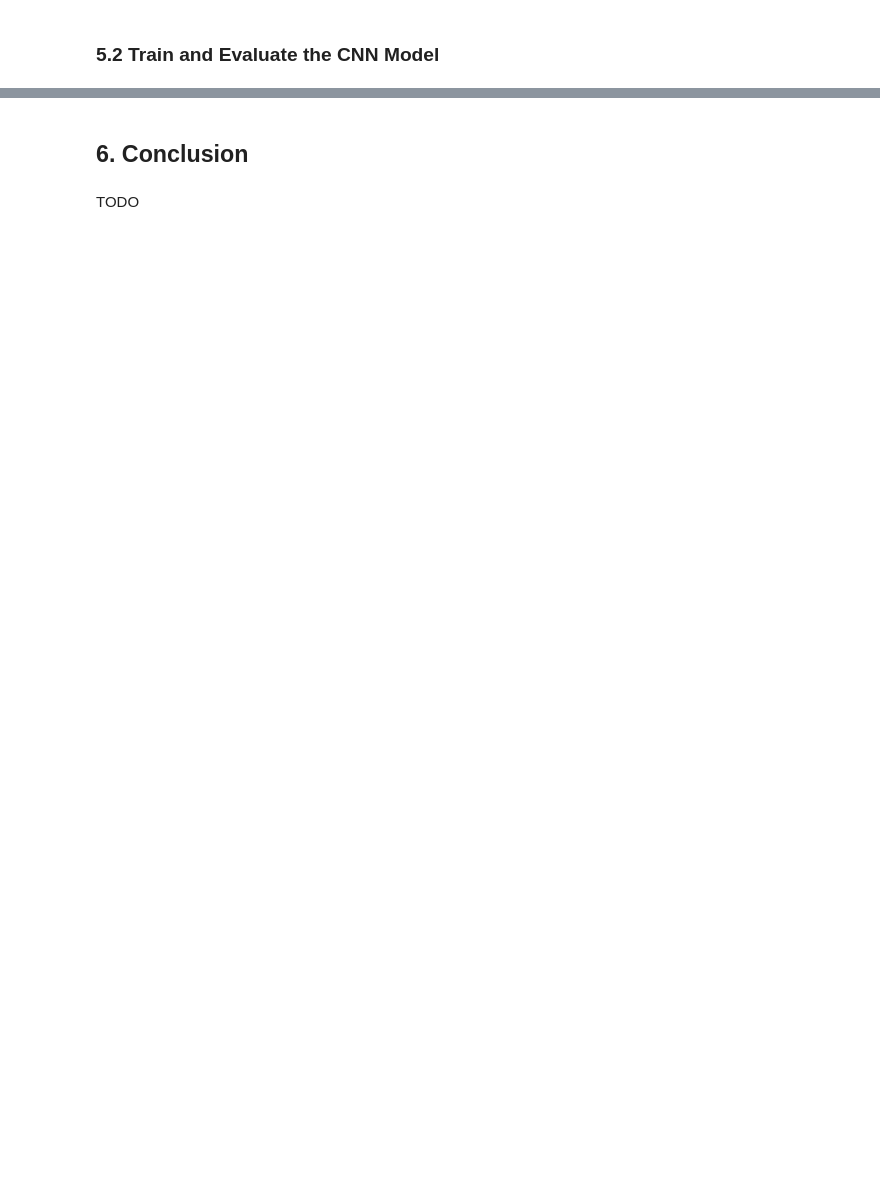
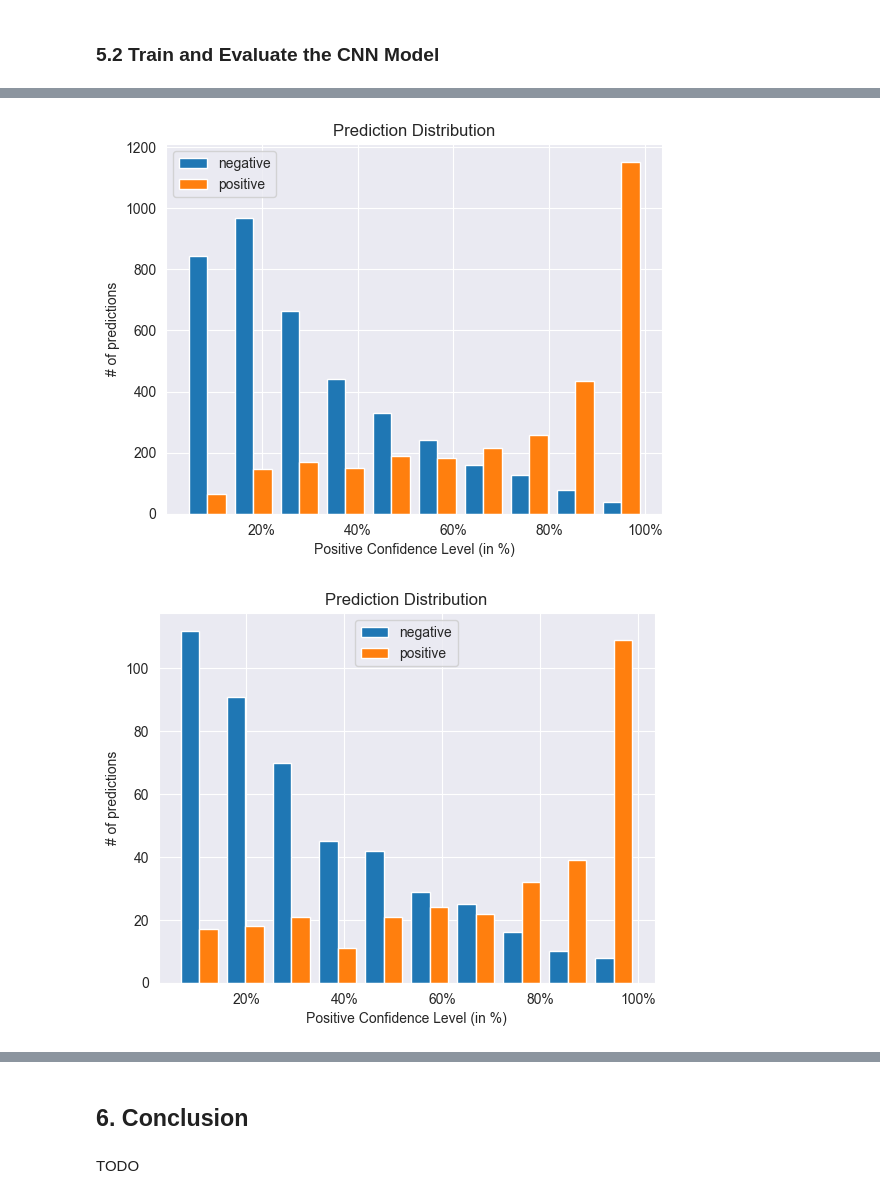
Before and after one commit to grivera64/Google-Tech-Exchange-Machine-Learning-Final-Project, a Jupyter notebook: Giovanni_&_Oscar_Twitter_Disasters_Final_Report.ipynb, the cells around one changed output, grey strips where cells are left out. Cells and saved outputs as stored; diff of their text form; code cells hidden in the pictures; blank space fills up the shorter version.

```diff
--- a/Giovanni_&_Oscar_Twitter_Disasters_Final_Report.ipynb
+++ b/Giovanni_&_Oscar_Twitter_Disasters_Final_Report.ipynb
@@ -838,9 +855,9 @@ Val Accuracy: 0.7696793079376221
 # %%
-cnn_predictions = cnn_model.predict(X_train[:, 3]).flatten()
-cnn_loss = calculate_loss(Y_train, cnn_predictions)
-print(f'Train Loss: {cnn_loss}')
+cnn_train_predictions = cnn_model.predict(X_train[:, 3]).flatten()
+cnn_train_loss = calculate_loss(Y_train, cnn_train_predictions)
+print(f'Train Loss: {cnn_train_loss}')
 
-cnn_predictions = cnn_model.predict(X_validation[:, 3]).flatten()
-cnn_loss = calculate_loss(Y_validation, cnn_predictions)
-print(f'Val Loss: {cnn_loss}')
+cnn_validation_predictions = cnn_model.predict(X_validation[:, 3]).flatten()
+cnn_validation_loss = calculate_loss(Y_validation, cnn_validation_predictions)
+print(f'Val Loss: {cnn_validation_loss}')
 # %% [output]
@@ -851,3 +868,9 @@ Val Loss: 0.4958057228868138
+# %%
+plot_predictions(cnn_train_predictions, Y_train)
+plot_predictions(cnn_validation_predictions, Y_validation)
+# %% [output]
+[figure, added]
+[figure, added]
 # %%
 cnn_predictions = cnn_model.predict(test_input_np[:, 3]).flatten()
 
```
Also changed, not shown: parts of 20 cells of this notebook, 2 other files.
